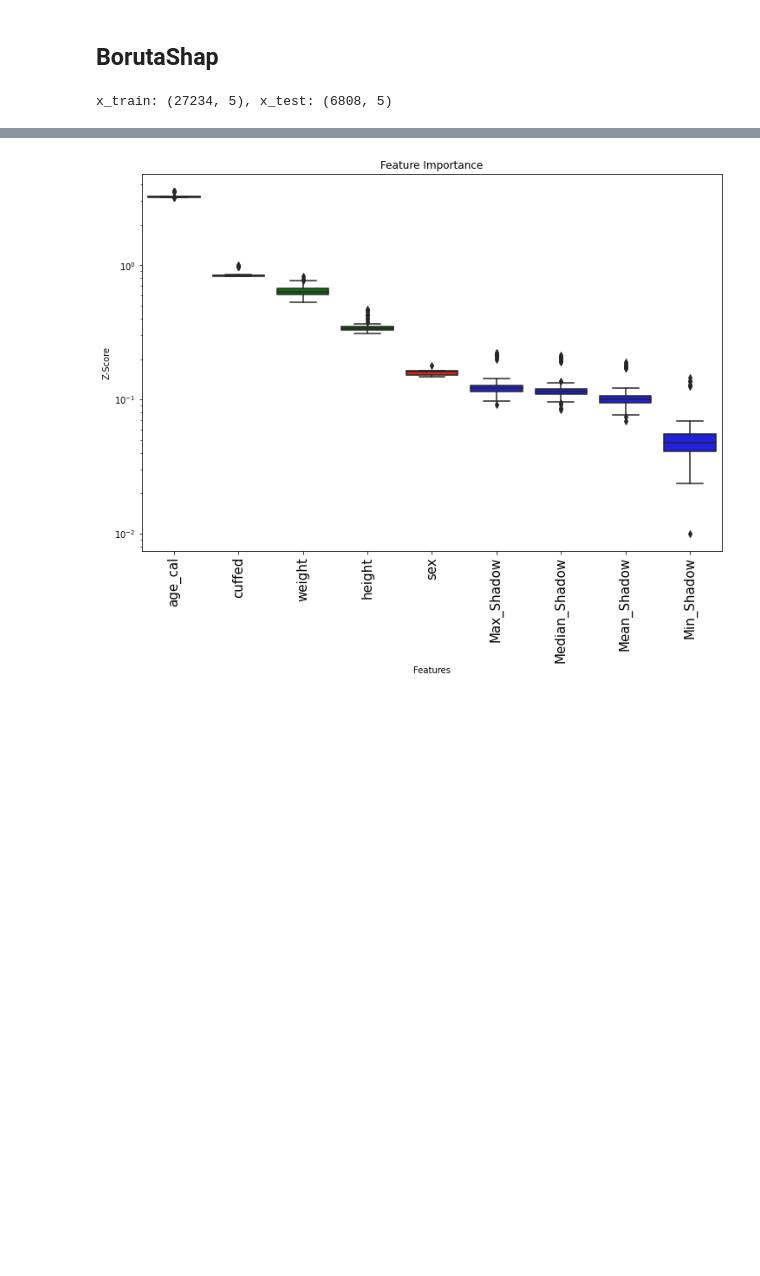
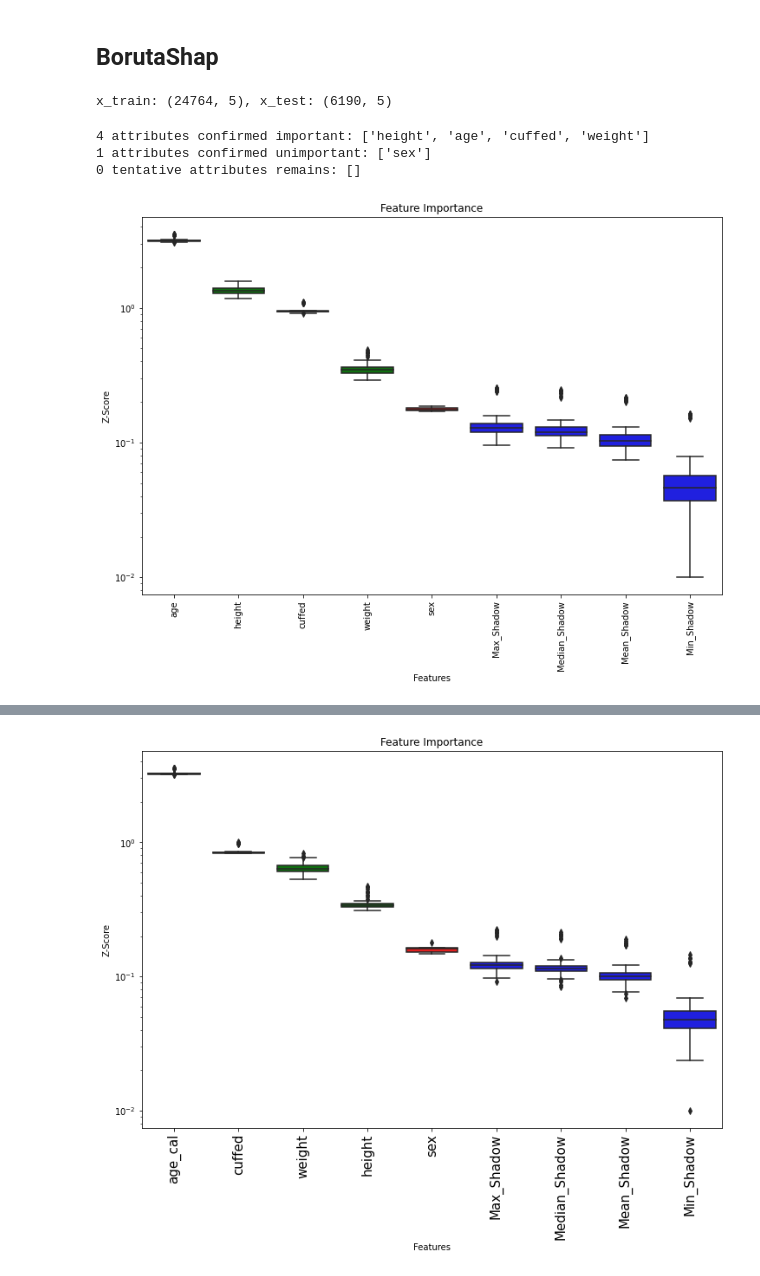
Before and after one commit to Hyeonsik/ETT, a Jupyter notebook: BorutaShap.ipynb, the cells around one changed output, grey strips where cells are left out. Saved outputs shown, nothing was run; the diff lists cells and outputs as text; code cells hidden in the pictures; blank space fills up the shorter version.

```diff
--- a/BorutaShap.ipynb
+++ b/BorutaShap.ipynb
@@ -8,7 +8,7 @@ import numpy as np
 import random, os, datetime, pickle
 import pandas as pd
 
-dat = np.load(f'dataset/ETT_size.npz')
+dat = np.load(f'dataset/ETT_size-outliers3.npz')
 x, y = dat['x'], dat['y']
 y_old  = dat['y_old']
 
@@ -24,9 +24,9 @@ y_train = y[:ntrain]
 
 print(f'x_train: {(x_train).shape}, x_test: {x_test.shape}')
 # %% [output]
-x_train: (27234, 5), x_test: (6808, 5)
+x_train: (24764, 5), x_test: (6190, 5)
 # %%
-INPUT_VARS = ['age_cal','sex','weight','height', 'cuffed']
+INPUT_VARS = ['age','sex','weight','height', 'cuffed']
 TARGET_VAR = 'airway_tube_size'
 
 from sklearn.experimental import enable_iterative_imputer
@@ -45,0 +42,33 @@ xgbr.load_model('result/size/acc1-0.601_acc3-0.966_XGBR_10fold/model.model')
+# %%
+# feature selection using BorutaShap
+from BorutaShap import BorutaShap
+
+# xgbr에 한번 fitting한 모델 이용
+xgbr = xgb.XGBRegressor()
+xgbr.load_model('result/outliers+w+h/size/acc1-0.621_acc3-0.982_XGBR_5inputs_10fold/model.model')
+
+SEED = 98
+Feature_Selector = BorutaShap(model=xgbr,
+                              importance_measure='shap',
+                              classification=False,
+                              percentile=100,
+                              pvalue=0.05)
+
+Feature_Selector.fit(X=X,
+                     y=y_train,
+                     n_trials=100,
+                     sample=False,
+                     train_or_test = 'train',
+                     normalize=True,
+                     verbose=True,
+                     random_state=SEED)
+
+
+# boruta plot
+Feature_Selector.plot(X_size=10,
+                       which_features='all', figsize=(12,8))
+# %% [output]
+4 attributes confirmed important: ['height', 'age', 'cuffed', 'weight']
+1 attributes confirmed unimportant: ['sex']
+0 tentative attributes remains: []
+[figure, added]
```
Also changed, not shown: parts of 20 cells of this notebook, 38 other files.
